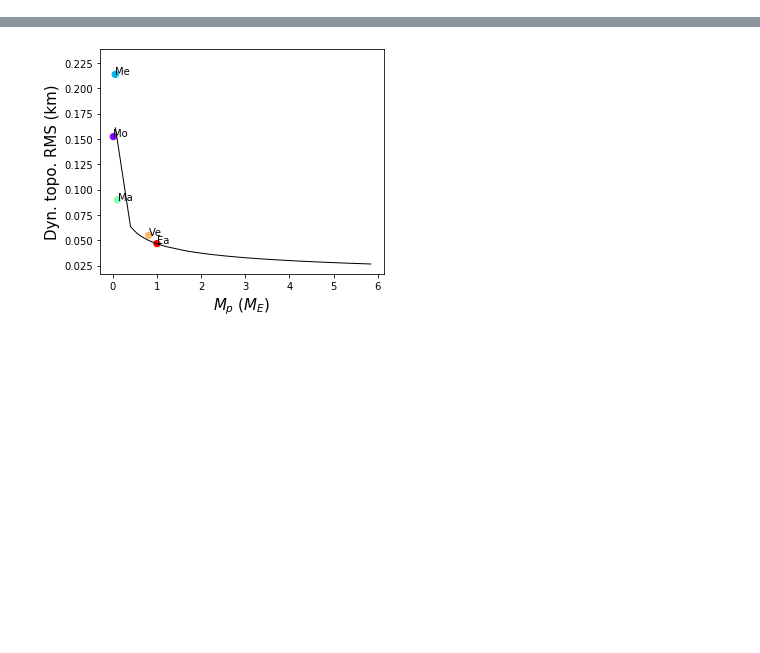
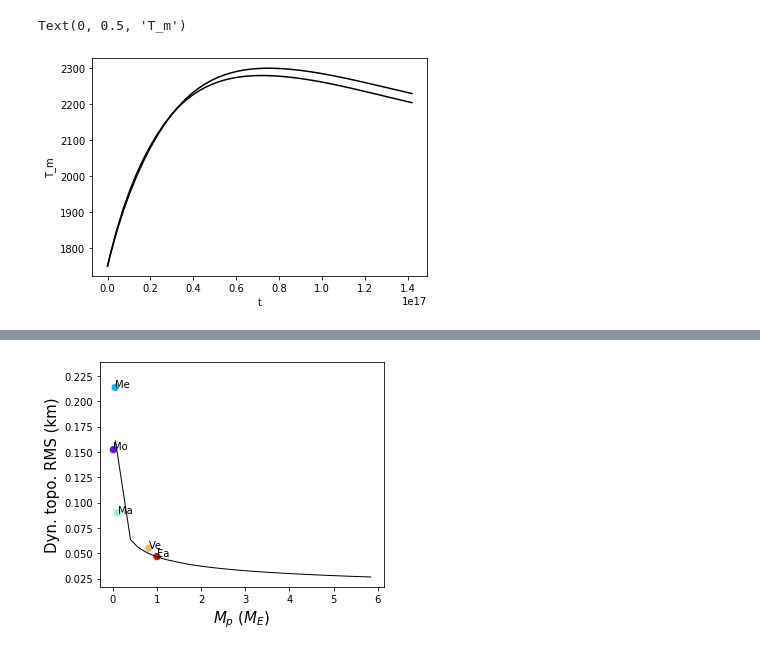
Before and after one commit to clairesworld/exo-top, a Jupyter notebook: top_model.ipynb, the cells around one changed output, grey strips where cells are left out. Cells and saved outputs as stored; diff of their text form; code cells hidden in the pictures; blank space fills up the shorter version.

```diff
--- a/top_model.ipynb
+++ b/top_model.ipynb
@@ -561,0 +619,58 @@ fig.savefig(fig_path+'tradeoffs.pdf', bbox_inches='tight')
+# %%
+# how much does D_l affect flux?
+plargs = dict(Alb=None,
+                             H_0=4e-12, # final radiogenic heating in W/kg
+                             X_K=305, # initial abundance of K in wt ppm
+                             X_U=16e-3, # initial abundane of U in wt ppm
+                             X_Th=56e-3, # initial abundance of Th in wt ppm
+                             L=None,
+                             Ra_crit_u=450,
+                             R_p0=3400e3,
+                             R_c0=1700e3,
+                             alpha_m=2.5e-5, # thermal expansivity
+                             k_m=4, # silicate thermal conductivity
+                             CMF=0.24, # not used
+                             rho_c=7200, # core density
+                             rho_m=3500, # mantle density
+                             rho_lith=None,
+                             c_m=1142, #<----??? TODO: check if you need constant volume c_p
+                             c_c=840, # specific heat for core in J/K/kg
+                             k_lm=4, # thermal conduvtivity lower mantle
+                             beta_u=None, # defaults to 1/3
+                             beta_c=None, # defaults to 1/3
+                             a_rh=2.44, # for beta=1/3
+                             Ea=300e3, # activation energy in J for viscosity law
+                             eta_0=1e21, # reference dynamic viscosity in Pa s
+                             T_ref=1600, # viscosity law reference temperature in K
+                             T_s=250, # fixed surface temp in K
+                             M_p=6.39e23, # only used for gravity in this case
+                             sma=None,
+                             ident='Mars1')
+
+# constant D_l planet
+Mars1_300 = tp.TerrestrialPlanet(D_l_const=100e3, **plargs)
+model_args = dict(T_m0=1750, T_c0=2250, D_l0=300e3, tf=4.5, visc_type='KW',
+                  complexity=3) # model params
+Mars1_300 = therm.solve(Mars1_300, **model_args) # T_m, T_c, D_l
+Mars1_300.dyn_top_rms = top.dyn_topo(Mars1_300)
+Mars1_300.sigma_interior = top.convective_stress(Mars1_300, where='interior')
+
+# normal planet
+Mars1 = tp.TerrestrialPlanet(**plargs)
+model_args = dict(T_m0=1750, T_c0=2250, D_l0=300e3, tf=4.5, visc_type='KW',
+              complexity=3) # model params
+Mars1 = therm.solve(Mars1, **model_args) # T_m, T_c, D_l
+Mars1.dyn_top_rms = top.dyn_topo(Mars1)
+Mars1.sigma_interior = top.convective_stress(Mars1, where='interior')
+
+# plt.plot(Mars1_300.T_m, Mars1_300.q_ubl, 'b')
+# plt.plot(Mars1.T_m, Mars1.q_ubl, 'r')
+plt.plot(Mars1.t, Mars1.T_m, 'k', label='T_m')
+plt.plot(Mars1_300.t, Mars1_300.T_m, 'k', label='T_m')
+plt.xlabel('t')
+plt.ylabel('T_m')
+# plt.plot(np.linspace(0, 0.03), np.linspace(0, 0.03))
+# plt.plot(np.linspace(0, 2300), np.linspace(0, 2300))
+# %% [output]
+Text(0, 0.5, 'T_m')
+[figure, added]
```
Also changed, not shown: parts of 12 cells of this notebook, 10 other files.
